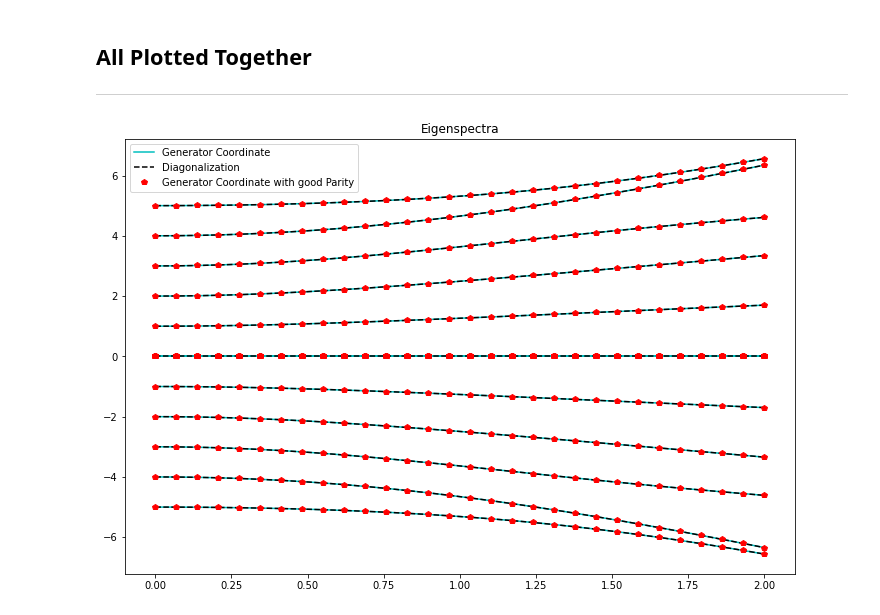
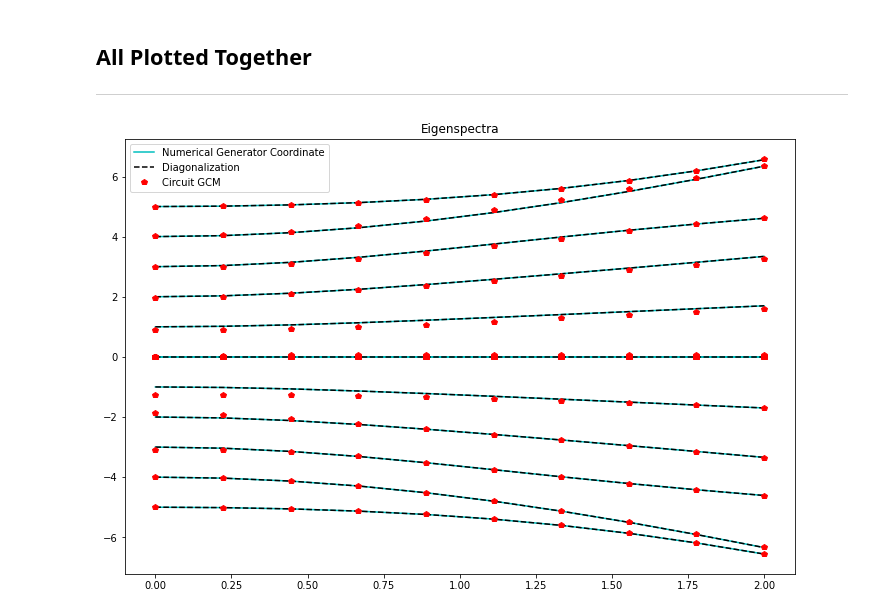
Before and after one commit to cwjsdsu/Qractice, a Jupyter notebook: McBrian/lipkin_model/lipkin.ipynb, the cells around one changed output. Drawn from its saved outputs; the diff is of its cells as text; code cells hidden in the pictures.

Commit message:
Working GCM Circuit

```diff
--- a/McBrian/lipkin_model/lipkin.ipynb
+++ b/McBrian/lipkin_model/lipkin.ipynb
@@ -211,0 +254,13 @@ plt.show()
+# %%
+# Equation 60
+
+theta = np.linspace(0, 2*np.pi, n_variation)
+
+pm_offdiag_results = np.zeros((n_variation,n_variation))
+expected_pm_offdiag = np.zeros((n_variation,n_variation))
+
+for i_theta in range(n_variation):
+    for j_theta in range(n_variation):
+        pm_offdiag_results[i_theta,j_theta] = generator_coord.offdiag_pm_circuit(theta[i_theta],theta[j_theta],backend,n_shots)
+        # Assumes phi = theta_j - theta_i
+        expected_pm_offdiag[i_theta,j_theta] = generator_coord.expected_offdiag_pm(theta[i_theta],theta[j_theta])
@@ -450,0 +363,24 @@ plt.show()
+# %%
+h_result = np.zeros((n_variation,n_variation))
+h_expect = np.zeros((n_variation,n_variation))
+
+circuit_gc_result = []
+expect_circuit_gc = []
+
+for i_chi in range(n_chi):
+    for i_theta in range(n_variation):
+        for j_theta in range(n_variation):
+            h_result[i_theta,j_theta] = GC_hamiltonian(N,e,V[i_chi],jz_offdiag_results[i_theta,j_theta],pm_offdiag_results[i_theta,j_theta],overlap[i_theta,j_theta])
+            h_expect[i_theta,j_theta] = GC_hamiltonian(N,e,V[i_chi],expected_jz_offdiag[i_theta,j_theta],expected_pm_offdiag[i_theta,j_theta],expected_overlap[i_theta,j_theta])
+
+        h_result[i_theta,i_theta] = GC_hamiltonian(N,e,V[i_chi],jz_diag_results[i_theta],pm_diag_results[i_theta],overlap[i_theta,i_theta])
+        h_expect[i_theta,i_theta] = GC_hamiltonian(N,e,V[i_chi],expected_jz_diag[i_theta],expected_pm_diag[i_theta],expected_overlap[i_theta,i_theta])
+
+    H_result = inv_root_norm @ h_result @ inv_root_norm
+    H_expect = inv_root_norm @ h_expect @ inv_root_norm
+
+    circuit_gc_result.append(np.linalg.eigvals(H_result))
+    expect_circuit_gc.append(np.linalg.eigvals(H_expect))
+
+circuit_gencoord_result = np.array(circuit_gc_result).reshape(n_chi,-1)
+expect_circuit_gencoord = np.array(expect_circuit_gc).reshape(n_chi,-1)
@@ -454,18 +401,20 @@ plt.show()
 # %%
 # Eigenspectra
 
 plt.figure(figsize=(12,8))
-plt.plot(chi,numeric_gen_coord[:,0], 'c', label="Generator Coordinate")
+plt.plot(chi,numeric_gen_coord[:,0], 'c', label="Numerical Generator Coordinate")
 plt.plot(chi,numeric_gen_coord[:,1:], 'c')
 plt.plot(chi,diag_result[:,0], 'k--', label="Diagonalization")
 plt.plot(chi,diag_result[:,1:], 'k--')
-plt.plot(chi,numeric_gen_parity[:,0], 'rp', label="Generator Coordinate with good Parity")
-plt.plot(chi,numeric_gen_parity[:,1:], 'rp')
+#plt.plot(chi,numeric_gen_parity[:,0], 'rp', label="Numerical Generator Coordinate with good Parity")
+#plt.plot(chi,numeric_gen_parity[:,1:], 'rp')
+plt.plot(chi,circuit_gencoord_result[:,0],'rp', label="Circuit GCM")
+plt.plot(chi,circuit_gencoord_result[:,1:],'rp')
 plt.legend(loc="best")
 plt.title("Eigenspectra")
 plt.show()
 # %% [output]
-[figure, old version]
+[figure, new version]
 # %%
 # Ground state
 
```
Also changed, not shown: parts of 22 cells of this notebook, 1 other file.
